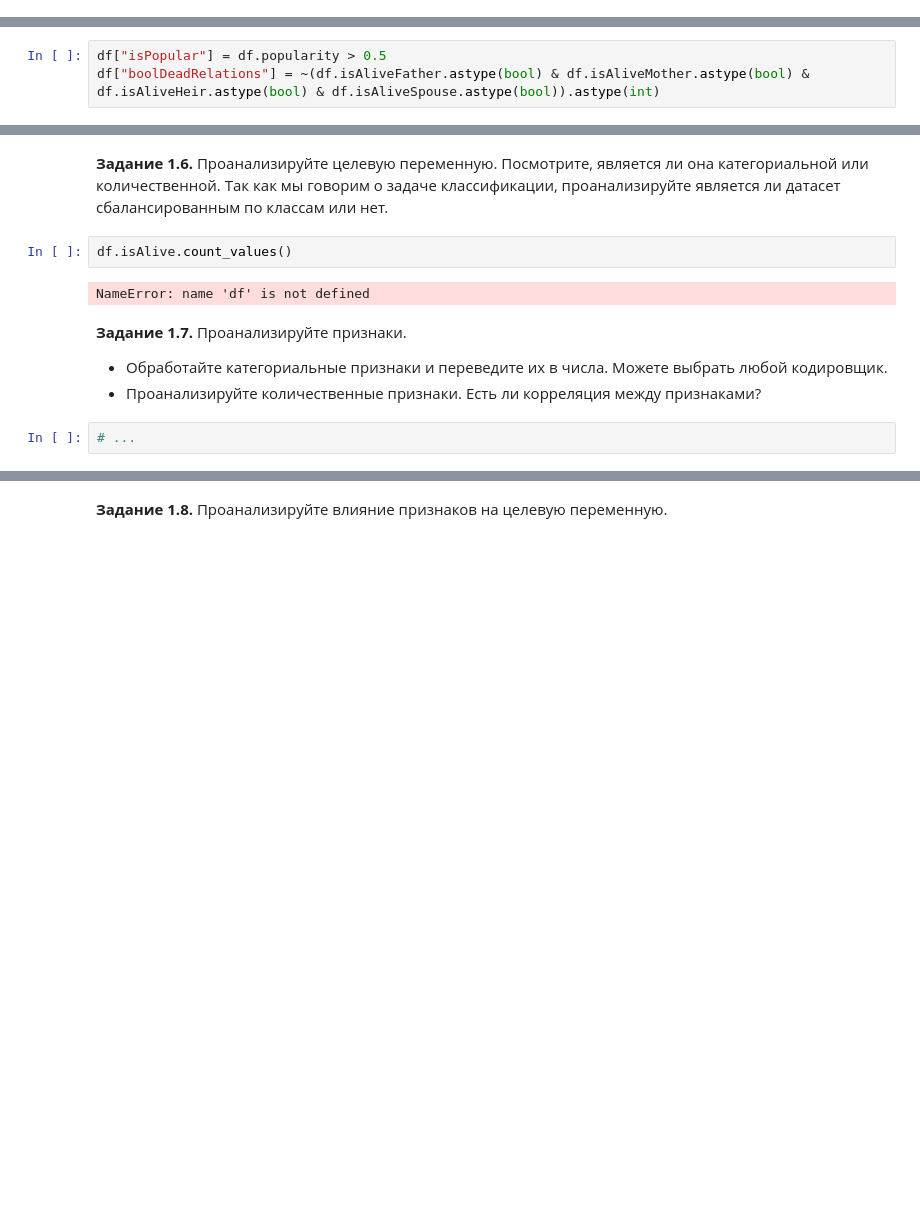
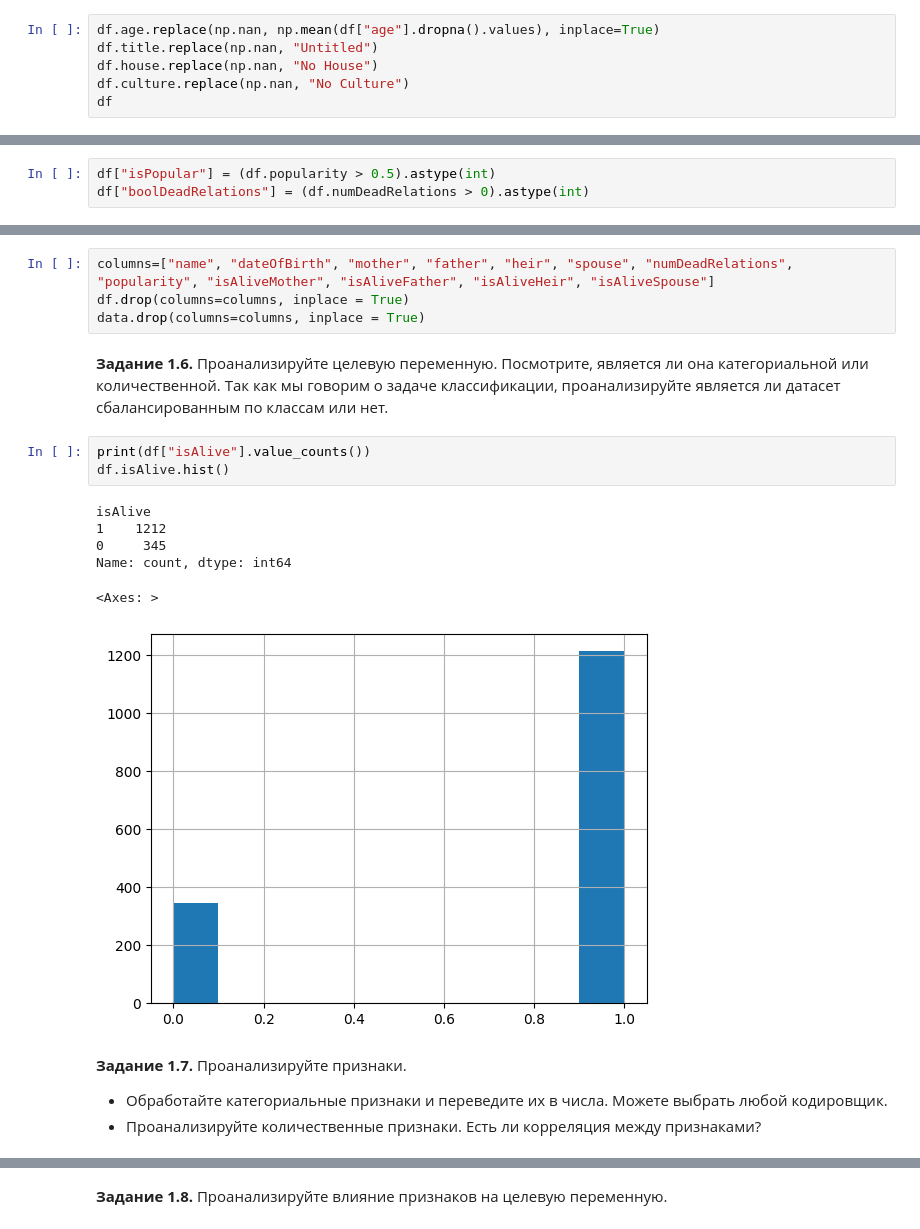
Before and after one commit to tretikoff/DL_pub, a Jupyter notebook: week_01_ml_intro/Homework/hw_1_game_of_thrones.ipynb, the cells around one changed output, grey strips where cells are left out. Saved outputs shown, nothing was run; the diff lists cells and outputs as text; blank space fills up the shorter version.

```diff
--- a/week_01_ml_intro/Homework/hw_1_game_of_thrones.ipynb
+++ b/week_01_ml_intro/Homework/hw_1_game_of_thrones.ipynb
@@ -147,0 +134,6 @@ df
+# %%
+df.age.replace(np.nan, np.mean(df["age"].dropna().values), inplace=True)
+df.title.replace(np.nan, "Untitled")
+df.house.replace(np.nan, "No House")
+df.culture.replace(np.nan, "No Culture")
+df
@@ -151,8 +164,8 @@ df
 * Создайте признак boolDeadRelations. Давайте упростим признак numDeadRelations, и просто поделим людей на тех, у кого были хоть какие то отношения с мертвыми персонажами, т.е. numDeadRelations > 0, и те, у которых не было, т.е. numDeadRelations = 0.
 * Упростите признак culture, объединив схожие названия в один.
 # %%
-df["isPopular"] = df.popularity > 0.5
-df["boolDeadRelations"] = ~(df.isAliveFather.astype(bool) & df.isAliveMother.astype(bool) & df.isAliveHeir.astype(bool) & df.isAliveSpouse.astype(bool)).astype(int)
+df["isPopular"] = (df.popularity > 0.5).astype(int)
+df["boolDeadRelations"] = (df.numDeadRelations > 0).astype(int)
 # %%
 # Подсказка
 cult = {
@@ -198,12 +210,20 @@ data.drop(columns=[...], inplace = True)
+# %%
+columns=["name", "dateOfBirth", "mother", "father", "heir", "spouse", "numDeadRelations", "popularity", "isAliveMother", "isAliveFather", "isAliveHeir", "isAliveSpouse"]
+df.drop(columns=columns, inplace = True)
+data.drop(columns=columns, inplace = True)
 # %% [markdown]
 **Задание 1.6.** Проанализируйте целевую переменную. Посмотрите, является ли она категориальной или количественной. Так как мы говорим о задаче классификации, проанализируйте является ли датасет сбалансированным по классам или нет.
-# %%
-df.isAlive.count_values()
-# %% [output]
-NameError: name 'df' is not defined
+# %%
+print(df["isAlive"].value_counts())
+df.isAlive.hist()
+# %% [output]
+isAlive
+1    1212
+0     345
+Name: count, dtype: int64
+<Axes: >
+[figure, added]
 # %% [markdown]
 **Задание 1.7.** Проанализируйте признаки.
   * Обработайте категориальные признаки и переведите их в числа. Можете выбрать любой кодировщик.
   * Проанализируйте количественные признаки. Есть ли корреляция между признаками?
-# %%
-# ...
```
Also changed, not shown: parts of 17 cells of this notebook.
